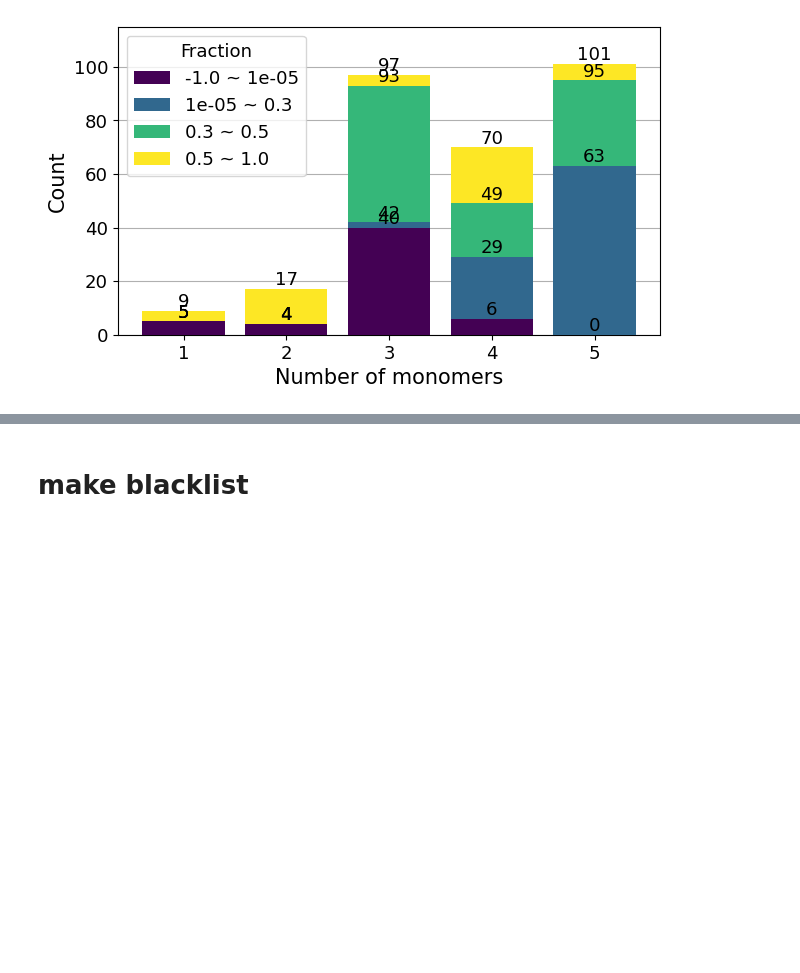
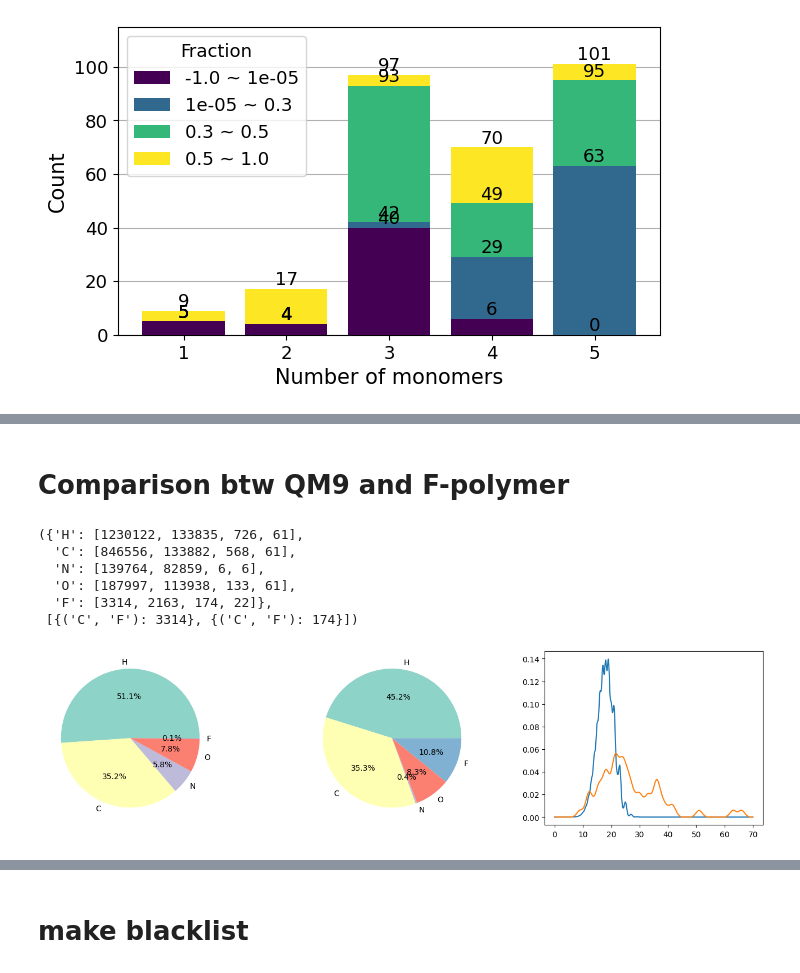
Before and after one commit to git-jhyang/KRICT_polymer, a Jupyter notebook: notebooks/data_visualization.ipynb, the cells around one changed output, grey strips where cells are left out. Cells and saved outputs as stored; diff of their text form; code cells hidden in the pictures; blank space fills up the shorter version.

```diff
--- a/notebooks/data_visualization.ipynb
+++ b/notebooks/data_visualization.ipynb
@@ -199,0 +207,57 @@ Draw.MolsToGridImage(mol_c, subImgSize=(300,150))
+# %% [markdown]
+# Comparison btw QM9 and F-polymer
+# %%
+df_qm9 = pd.read_csv('../data/qm9.csv')
+df_fpoly = pd.concat([
+    pd.read_csv('../data/fpolymers.tg.screen.csv'),
+    pd.read_csv('../data/fpolymers.tg.train.csv'),
+    pd.read_csv('../data/fpolymers.tg.test.csv'),
+])
+# %%
+stats = {'H':[0, 0, 0, 0,],'C':[0, 0, 0, 0,],'N':[0, 0, 0, 0,],'O':[0, 0, 0, 0,],'F':[0, 0, 0, 0,]}
+counts = [[], []]
+f_bonds = [{}, {}]
+
+for i, ss in enumerate([df_qm9.smiles, sorted(np.unique(df_fpoly[col_smiles].fillna('').values.reshape(-1)))[1:]]):
+    for s in tqdm.tqdm(ss, total=len(ss)):
+        m = Chem.AddHs(Chem.MolFromSmiles(s))
+        hasF = False
+        for ele, cnt in zip(*np.unique([a.GetSymbol() for a in m.GetAtoms()], return_counts=True)):
+            if ele not in stats:
+                stats[ele] = [0,0,0,0]
+            stats[ele][i*2] += cnt
+            stats[ele][i*2 + 1] += 1
+            if ele == 'F': hasF = True
+        counts[i].append(len(m.GetAtoms()))
+        if hasF:
+            for b in m.GetBonds():
+                bond = tuple(sorted([b.GetBeginAtom().GetSymbol(), b.GetEndAtom().GetSymbol()]))
+                if 'F' not in bond: continue
+                if bond not in f_bonds[i].keys():
+                    f_bonds[i][bond] = 0
+                f_bonds[i][bond] += 1
+# %%
+stats, f_bonds
+# %% [output]
+({'H': [1230122, 133835, 726, 61],
+  'C': [846556, 133882, 568, 61],
+  'N': [139764, 82859, 6, 6],
+  'O': [187997, 113938, 133, 61],
+  'F': [3314, 2163, 174, 22]},
+ [{('C', 'F'): 3314}, {('C', 'F'): 174}])
+# %%
+labels = [k for k in stats.keys()]
+values = np.array([v for v in stats.values()]).T
+
+f, axs = plt.subplots(1, 3, figsize=(17, 4))
+for ax, value in zip(axs[:2], values[[0, 2]]):
+    ax.pie(value, labels=labels, autopct='%.1f%%', colors=[mpl.cm.Set3(i) for i in range(5)])
+
+g1 = gaussian_kde(counts[0], bw_method=0.15)
+g2 = gaussian_kde(counts[1], bw_method=0.1)
+x = np.linspace(0,70,1000)
+axs[2].plot(x, g1(x))
+axs[2].plot(x, g2(x))
+f.savefig('../../figs/data.stats.pdf')
+# %% [output]
+[figure, added]
```
Also changed, not shown: parts of 6 cells of this notebook, 1 other file.
